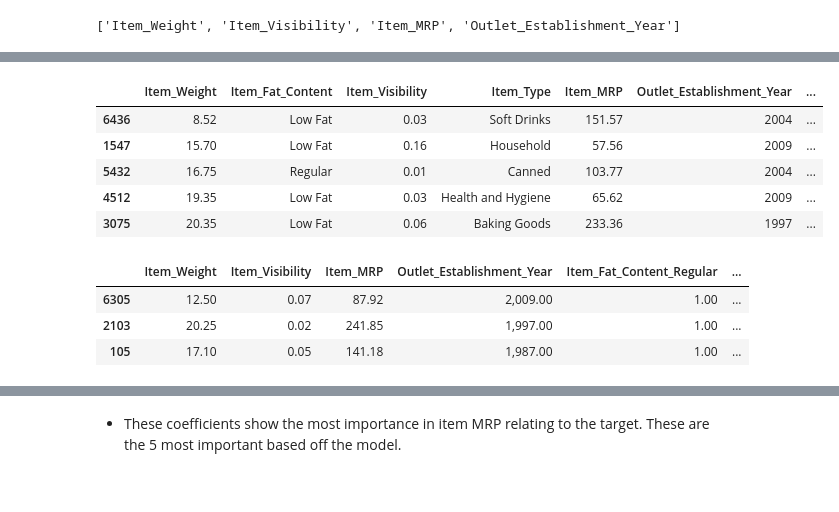
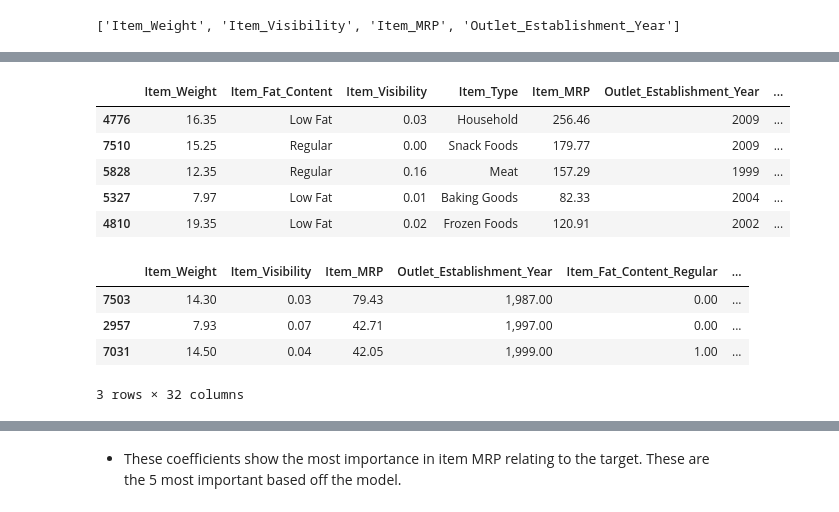
Before and after one commit to CaillahR/Importances-and-Coefficients, a Jupyter notebook: Part 1.ipynb, the cells around one changed output, grey strips where cells are left out. Cells and saved outputs as stored; diff of their text form; code cells hidden in the pictures.

```diff
--- a/Part 1.ipynb
+++ b/Part 1.ipynb
@@ -105,0 +249,4 @@ def plot_importance(importances, top_n=None,  figsize=(8,6)):
+# %%
+mean_item_weight = df['Item_Weight'].mean()
+df['Item_Weight'].fillna(mean_item_weight, inplace = True)
+df['Item_Fat_Content'].value_counts()
@@ -105,0 +444,2 @@ def plot_importance(importances, top_n=None,  figsize=(8,6)):
+# %%
+df["Outlet_Size"] = df["Outlet_Size"].dropna()
@@ -139,7 +646,0 @@ memory usage: 799.2+ KB
-# %%
-df['Item_Fat_Content'].value_counts()
-df['Item_Fat_Content'] = df['Item_Fat_Content'].replace('low fat', 'Low Fat')
-df['Item_Fat_Content'] = df['Item_Fat_Content'].replace('LF', 'Low Fat')
-df['Item_Fat_Content'] = df['Item_Fat_Content'].replace('reg', 'Regular')
-df = df.dropna()
-#df["Outlet_Size"] = df["Outlet_Size"].dropna()
@@ -148,3 +646,0 @@ filter_df = (df["Item_Weight"] > 0) & (df["Item_Visibility"] > 0)
-# %%
-df = df[filter_df]
-df[filter_df]
@@ -424,25 +864,25 @@ Outlet_Type                2
 dtype: int64
 # %%
 ## Make x and y variables
-X = df.drop(columns = ["Item_Outlet_Sales", "Outlet_Identifier", "Item_Identifier"]).copy()
+X = df.drop(columns = ["Item_Outlet_Sales"]).copy()
 
 y = df["Item_Outlet_Sales"].copy()
 ## train-test-split with random state for reproducibility
-X_train, X_test, y_train, y_test = train_test_split(X,y, random_state=SEED)
+X_train, X_test, y_train, y_test = train_test_split(X,y, random_state=42)
 X_train.head()
 # %% [output]
 |  | Item_Weight | Item_Fat_Content | Item_Visibility | Item_Type | Item_MRP | Outlet_Establishment_Year | ... |
-| 6436 | 8.52 | Low Fat | 0.03 | Soft Drinks | 151.57 | 2004 | ... |
-| 1547 | 15.70 | Low Fat | 0.16 | Household | 57.56 | 2009 | ... |
-| 5432 | 16.75 | Regular | 0.01 | Canned | 103.77 | 2004 | ... |
-| 4512 | 19.35 | Low Fat | 0.03 | Health and Hygiene | 65.62 | 2009 | ... |
-| 3075 | 20.35 | Low Fat | 0.06 | Baking Goods | 233.36 | 1997 | ... |
+| 4776 | 16.35 | Low Fat | 0.03 | Household | 256.46 | 2009 | ... |
+| 7510 | 15.25 | Regular | 0.00 | Snack Foods | 179.77 | 2009 | ... |
+| 5828 | 12.35 | Regular | 0.16 | Meat | 157.29 | 1999 | ... |
+| 5327 | 7.97 | Low Fat | 0.01 | Baking Goods | 82.33 | 2004 | ... |
+| 4810 | 19.35 | Low Fat | 0.02 | Frozen Foods | 120.91 | 2002 | ... |
 # %%
 ## make pipelines for categorical vs numeric data
 cat_pipe = make_pipeline(SimpleImputer(strategy='constant',
                                        fill_value='MISSING'),
                          OneHotEncoder(drop='if_binary', sparse=False))
-num_pipe = make_pipeline(SimpleImputer(strategy='median'))
+num_pipe = make_pipeline(SimpleImputer(strategy='mean'))
 ## make the preprocessing column transformer
 preprocessor = make_column_transformer((num_pipe, num_sel),
                                        (cat_pipe,cat_sel),
@@ -457,9 +897,10 @@ X_test_df = pd.DataFrame(preprocessor.transform(X_test),
 X_test_df.head(3)
 # %% [output]
 |  | Item_Weight | Item_Visibility | Item_MRP | Outlet_Establishment_Year | Item_Fat_Content_Regular | ... |
-| 6305 | 12.50 | 0.07 | 87.92 | 2,009.00 | 1.00 | ... |
-| 2103 | 20.25 | 0.02 | 241.85 | 1,997.00 | 1.00 | ... |
-| 105 | 17.10 | 0.05 | 141.18 | 1,987.00 | 1.00 | ... |
+| 7503 | 14.30 | 0.03 | 79.43 | 1,987.00 | 0.00 | ... |
+| 2957 | 7.93 | 0.07 | 42.71 | 1,997.00 | 0.00 | ... |
+| 7031 | 14.50 | 0.04 | 42.05 | 1,999.00 | 1.00 | ... |
+3 rows × 32 columns
 # %%
 ## fitting a linear regression model
 lin_reg = LinearRegression()
```
Also changed, not shown: parts of 107 cells of this notebook.
